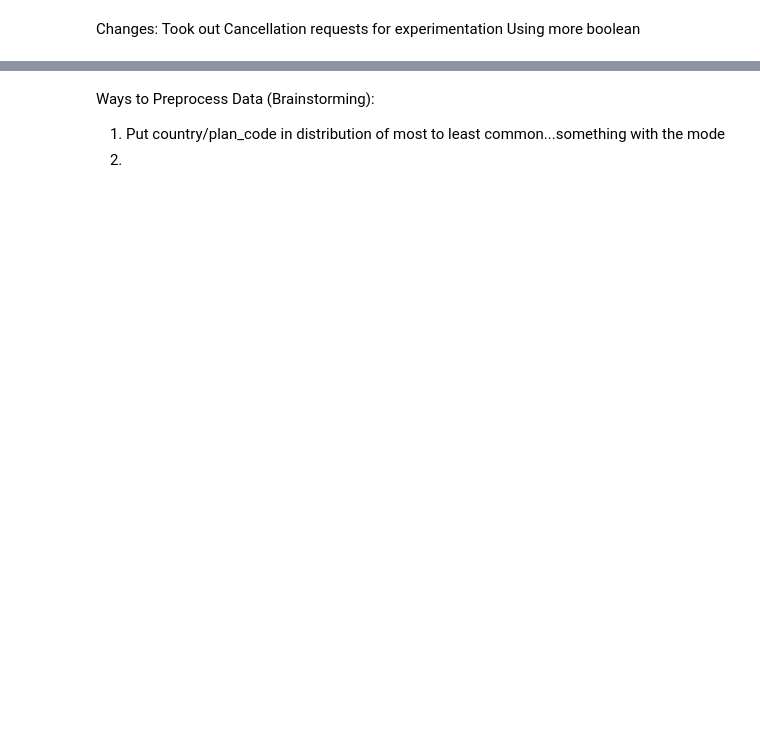
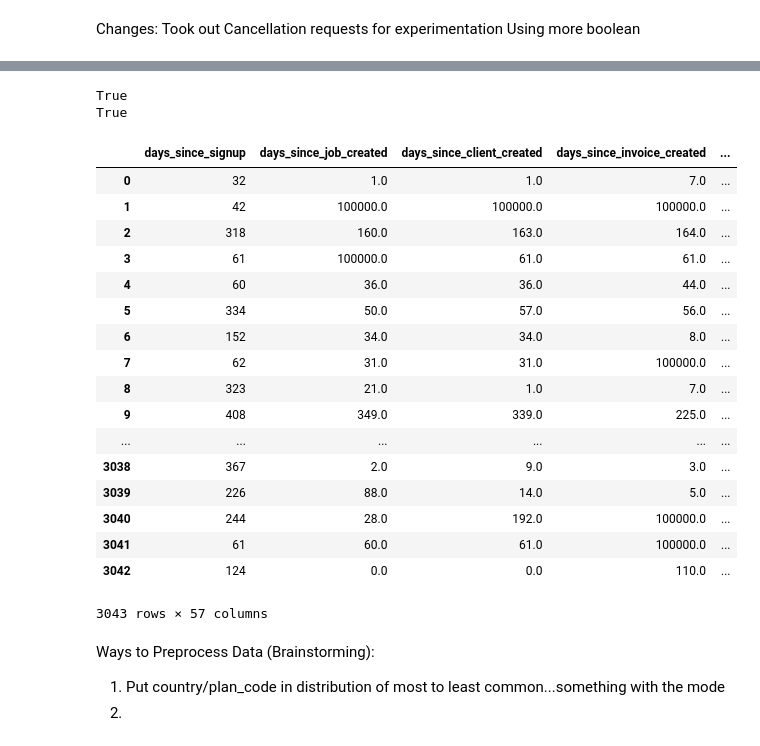
Before and after one commit to chasemc67/Customer_Churn_Machine_Learning, a Jupyter notebook: svm/experiment-3.ipynb, the cells around one changed output, grey strips where cells are left out. Drawn from its saved outputs; the diff is of its cells as text; code cells hidden in the pictures; blank space fills up the shorter version.

```diff
--- a/svm/experiment-3.ipynb
+++ b/svm/experiment-3.ipynb
@@ -68,3 +4,59 @@ churn_df[:].head(6)
+# %%
+from __future__ import division
+import pandas as pd
+import numpy as np
+from sklearn.preprocessing import LabelEncoder, PolynomialFeatures
+
+churn_df = pd.read_csv('../Data/train_set.csv')
+
+# churn_df = churn_df[churn_df['cancellation_request'] == True]
+# churn_df = churn_df.drop('cancellation_request',axis=1)
+
+col_names = churn_df.columns.tolist()
+
+matrix = np.zeros(churn_df.shape, dtype=np.float64)
+for i, name in enumerate(list(churn_df.columns.values)):
+        if churn_df[name].dtype in [int, float]:
+            churn_df[name] = churn_df.values[:, i]
+        else:
+            encoder = LabelEncoder()
+            churn_df[name] = encoder.fit_transform(
+                [str(i) for i in churn_df.values[:, i]])
+
+to_drop = ['id']
+churn_df = churn_df.drop(to_drop,axis=1)
+
+churn_result = churn_df['renewed']
+y = churn_result.astype(int)
+churn_df = churn_df.drop('renewed',axis=1)
+
+churn_df['account_value'] = churn_df['account_value'].replace(np.nan, 0)
+churn_df = churn_df.replace(np.nan, 100000)
+print(any(churn_df.isnull()))
+churn_df = churn_df.fillna(0)
+print(any(churn_df.isnull()))
+churn_df[:]
+# %% [output]
+True
+True
+|  | days_since_signup | days_since_job_created | days_since_client_created | days_since_invoice_created | ... |
+| 0 | 32 | 1.0 | 1.0 | 7.0 | ... |
+| 1 | 42 | 100000.0 | 100000.0 | 100000.0 | ... |
+| 2 | 318 | 160.0 | 163.0 | 164.0 | ... |
+| 3 | 61 | 100000.0 | 61.0 | 61.0 | ... |
+| 4 | 60 | 36.0 | 36.0 | 44.0 | ... |
+| 5 | 334 | 50.0 | 57.0 | 56.0 | ... |
+| 6 | 152 | 34.0 | 34.0 | 8.0 | ... |
+| 7 | 62 | 31.0 | 31.0 | 100000.0 | ... |
+| 8 | 323 | 21.0 | 1.0 | 7.0 | ... |
+| 9 | 408 | 349.0 | 339.0 | 225.0 | ... |
+| ... | ... | ... | ... | ... | ... |
+| 3038 | 367 | 2.0 | 9.0 | 3.0 | ... |
+| 3039 | 226 | 88.0 | 14.0 | 5.0 | ... |
+| 3040 | 244 | 28.0 | 192.0 | 100000.0 | ... |
+| 3041 | 61 | 60.0 | 61.0 | 100000.0 | ... |
+| 3042 | 124 | 0.0 | 0.0 | 110.0 | ... |
+3043 rows × 57 columns
 # %% [markdown]
 Ways to Preprocess Data (Brainstorming):
 1. Put country/plan_code in distribution of most to least common...something with the mode
```
Also changed, not shown: parts of 8 cells of this notebook, 3 other files.
